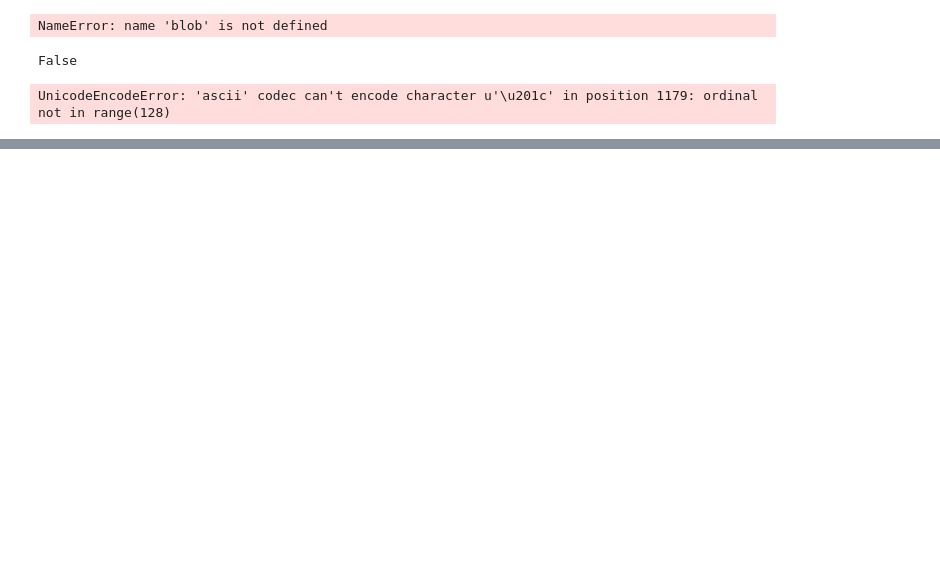
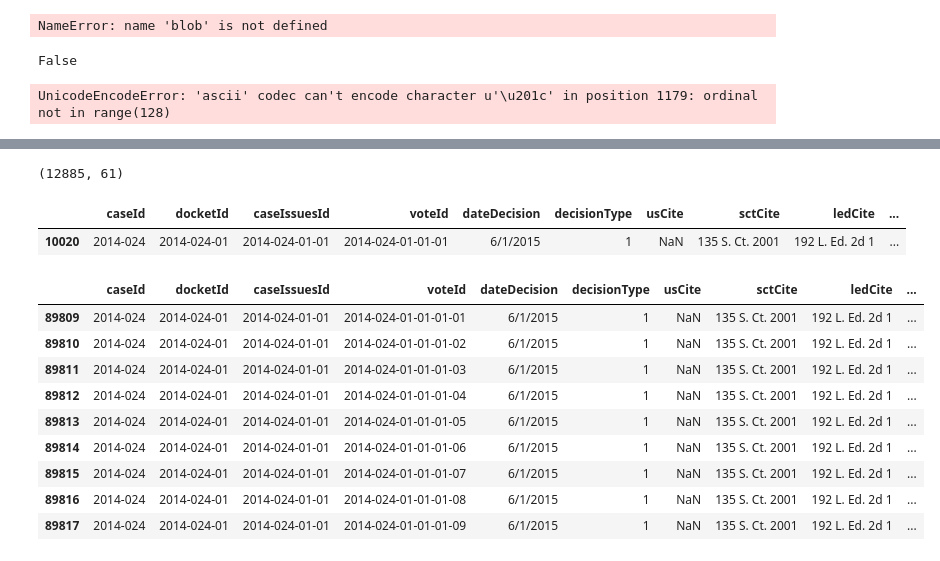
Before and after one commit to polakluk/supreme-court-analysis, a Jupyter notebook: playground.ipynb, the cells around one changed output, grey strips where cells are left out. Saved outputs shown, nothing was run; the diff lists cells and outputs as text; code cells hidden in the pictures; blank space fills up the shorter version.

Commit message:
Added justice votes for each docket

```diff
--- a/playground.ipynb
+++ b/playground.ipynb
@@ -44,3 +44,5 @@ currentParser.testPdf('./img_39.png', 0)
 # %% [output]
 False
 UnicodeEncodeError: 'ascii' codec can't encode character u'\u201c' in position 1179: ordinal not in range(128)
+# %%
+pd.set_option("display.max_columns",101)
@@ -46,0 +51,2 @@ UnicodeEncodeError: 'ascii' codec can't encode character u'\u201c' in position 1
+# %%
+df_justice = pd.read_csv('./corpora/washington-law/SCDB_2016_01_justiceCentered_Docket.csv')
@@ -46,0 +77,7 @@ UnicodeEncodeError: 'ascii' codec can't encode character u'\u201c' in position 1
+# %%
+current_era = df[df['docketId'] > '2014']
+current_era_justice = df_justice[df_justice['docketId'] >= '2000']
+current_era_justice.to_csv('./corpora/washington-law/justice_centered_docket_post2000.csv', index = False)
+current_era_justice.shape
+# %% [output]
+(12885, 61)
@@ -46,0 +86,20 @@ UnicodeEncodeError: 'ascii' codec can't encode character u'\u201c' in position 1
+# %%
+elonis
+# %% [output]
+|  | caseId | docketId | caseIssuesId | voteId | dateDecision | decisionType | usCite | sctCite | ledCite | ... |
+| 10020 | 2014-024 | 2014-024-01 | 2014-024-01-01 | 2014-024-01-01-01 | 6/1/2015 | 1 | NaN | 135 S. Ct. 2001 | 192 L. Ed. 2d 1 | ... |
+# %%
+elonisJustice = current_era_justice[current_era_justice['docket'] == '13-983']
+# %%
+elonisJustice
+# %% [output]
+|  | caseId | docketId | caseIssuesId | voteId | dateDecision | decisionType | usCite | sctCite | ledCite | ... |
+| 89809 | 2014-024 | 2014-024-01 | 2014-024-01-01 | 2014-024-01-01-01-01 | 6/1/2015 | 1 | NaN | 135 S. Ct. 2001 | 192 L. Ed. 2d 1 | ... |
+| 89810 | 2014-024 | 2014-024-01 | 2014-024-01-01 | 2014-024-01-01-01-02 | 6/1/2015 | 1 | NaN | 135 S. Ct. 2001 | 192 L. Ed. 2d 1 | ... |
+| 89811 | 2014-024 | 2014-024-01 | 2014-024-01-01 | 2014-024-01-01-01-03 | 6/1/2015 | 1 | NaN | 135 S. Ct. 2001 | 192 L. Ed. 2d 1 | ... |
+| 89812 | 2014-024 | 2014-024-01 | 2014-024-01-01 | 2014-024-01-01-01-04 | 6/1/2015 | 1 | NaN | 135 S. Ct. 2001 | 192 L. Ed. 2d 1 | ... |
+| 89813 | 2014-024 | 2014-024-01 | 2014-024-01-01 | 2014-024-01-01-01-05 | 6/1/2015 | 1 | NaN | 135 S. Ct. 2001 | 192 L. Ed. 2d 1 | ... |
+| 89814 | 2014-024 | 2014-024-01 | 2014-024-01-01 | 2014-024-01-01-01-06 | 6/1/2015 | 1 | NaN | 135 S. Ct. 2001 | 192 L. Ed. 2d 1 | ... |
+| 89815 | 2014-024 | 2014-024-01 | 2014-024-01-01 | 2014-024-01-01-01-07 | 6/1/2015 | 1 | NaN | 135 S. Ct. 2001 | 192 L. Ed. 2d 1 | ... |
+| 89816 | 2014-024 | 2014-024-01 | 2014-024-01-01 | 2014-024-01-01-01-08 | 6/1/2015 | 1 | NaN | 135 S. Ct. 2001 | 192 L. Ed. 2d 1 | ... |
+| 89817 | 2014-024 | 2014-024-01 | 2014-024-01-01 | 2014-024-01-01-01-09 | 6/1/2015 | 1 | NaN | 135 S. Ct. 2001 | 192 L. Ed. 2d 1 | ... |
```
Also changed, not shown: parts of 4 cells of this notebook, 6 other files.
